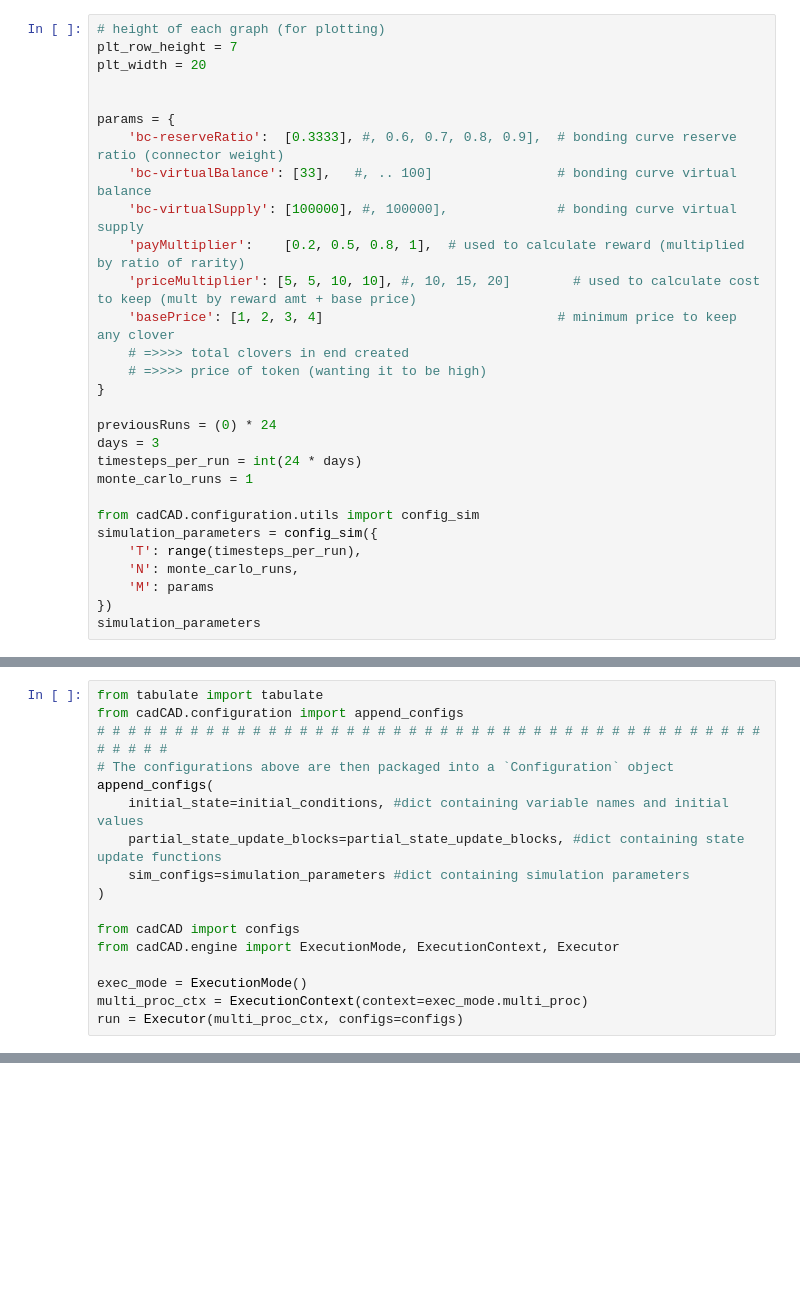
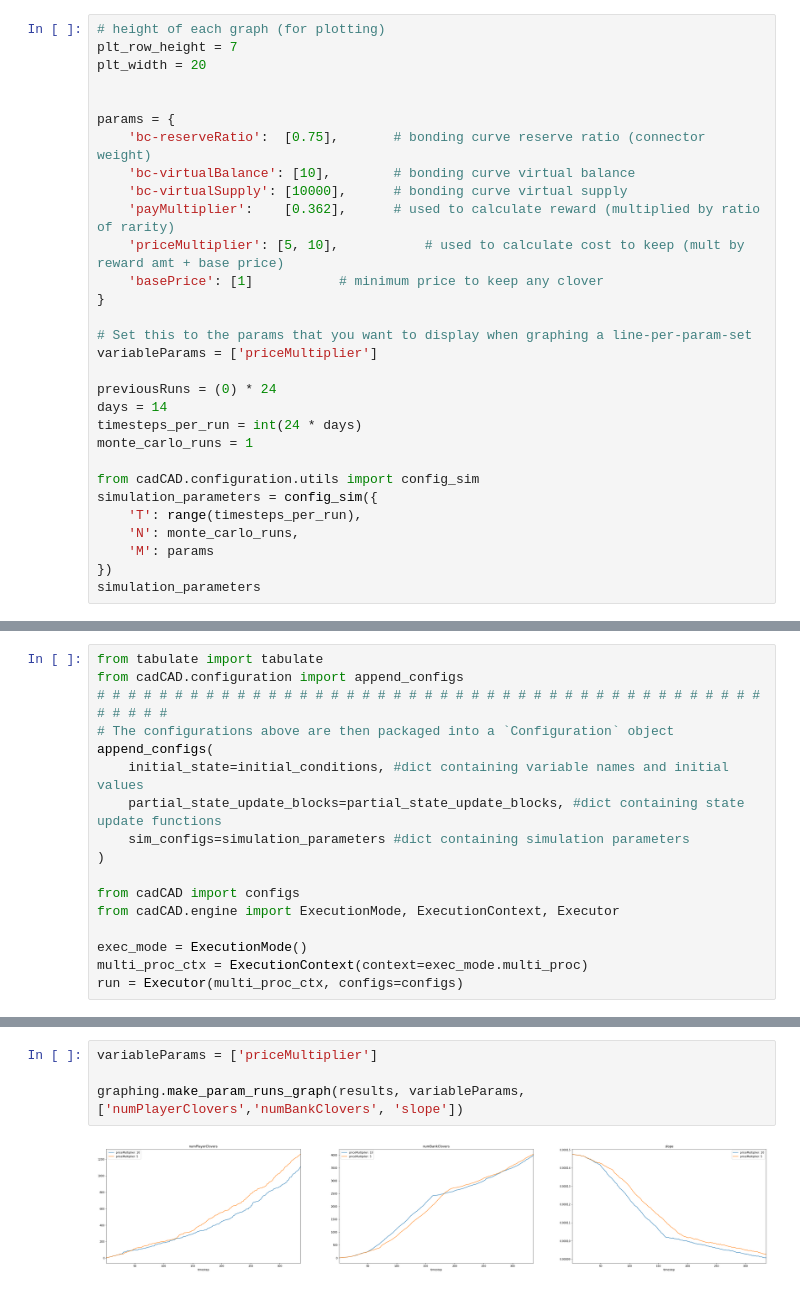
Before and after one commit to clovers-network/clovers-cadCAD, a Jupyter notebook: src/Clovers Network Token Simulations.ipynb, the cells around one changed output, grey strips where cells are left out. Cells and saved outputs as stored; diff of their text form; blank space fills up the shorter version.

Commit message:
add param-line graphs

```diff
--- a/src/Clovers Network Token Simulations.ipynb
+++ b/src/Clovers Network Token Simulations.ipynb
@@ -40,18 +40,19 @@ plt_width = 20
 
 
 params = {
-    'bc-reserveRatio':  [0.3333], #, 0.6, 0.7, 0.8, 0.9],  # bonding curve reserve ratio (connector weight)
-    'bc-virtualBalance': [33],   #, .. 100]                # bonding curve virtual balance
-    'bc-virtualSupply': [100000], #, 100000],              # bonding curve virtual supply
-    'payMultiplier':    [0.2, 0.5, 0.8, 1],  # used to calculate reward (multiplied by ratio of rarity)
-    'priceMultiplier': [5, 5, 10, 10], #, 10, 15, 20]        # used to calculate cost to keep (mult by reward amt + base price)
-    'basePrice': [1, 2, 3, 4]                              # minimum price to keep any clover
-    # =>>>> total clovers in end created
-    # =>>>> price of token (wanting it to be high)
+    'bc-reserveRatio':  [0.75],       # bonding curve reserve ratio (connector weight)
+    'bc-virtualBalance': [10],        # bonding curve virtual balance
+    'bc-virtualSupply': [10000],      # bonding curve virtual supply
+    'payMultiplier':    [0.362],      # used to calculate reward (multiplied by ratio of rarity)
+    'priceMultiplier': [5, 10],           # used to calculate cost to keep (mult by reward amt + base price)
+    'basePrice': [1]           # minimum price to keep any clover
 }
 
+# Set this to the params that you want to display when graphing a line-per-param-set
+variableParams = ['priceMultiplier']
+
 previousRuns = (0) * 24
-days = 3
+days = 14
 timesteps_per_run = int(24 * days)
 monte_carlo_runs = 1
 
@@ -189,0 +201,6 @@ graphing.make_final_state_graph(results, graphsize=(10,6))
+# %%
+variableParams = ['priceMultiplier']
+
+graphing.make_param_runs_graph(results, variableParams, ['numPlayerClovers','numBankClovers', 'slope'])
+# %% [output]
+[figure, added]
```
Also changed, not shown: parts of 6 cells of this notebook, 2 other files.
